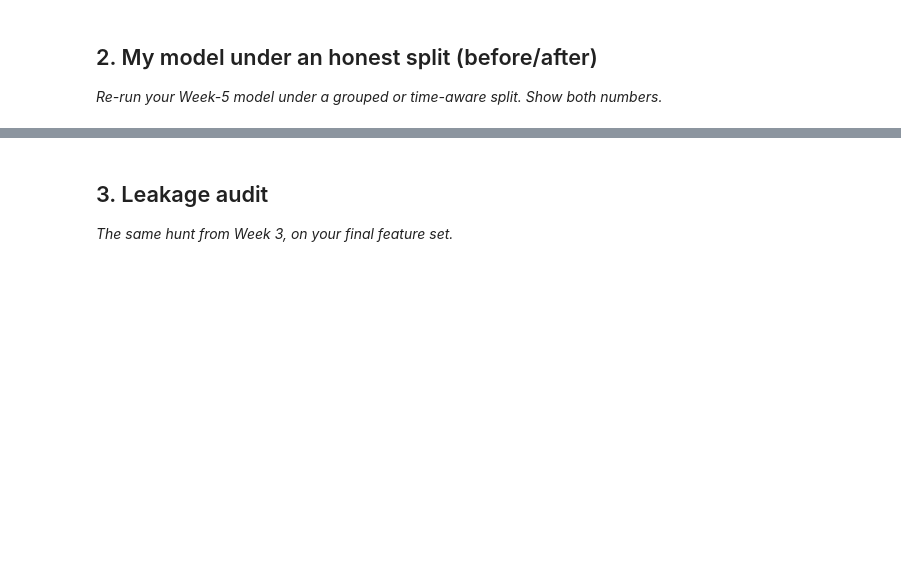
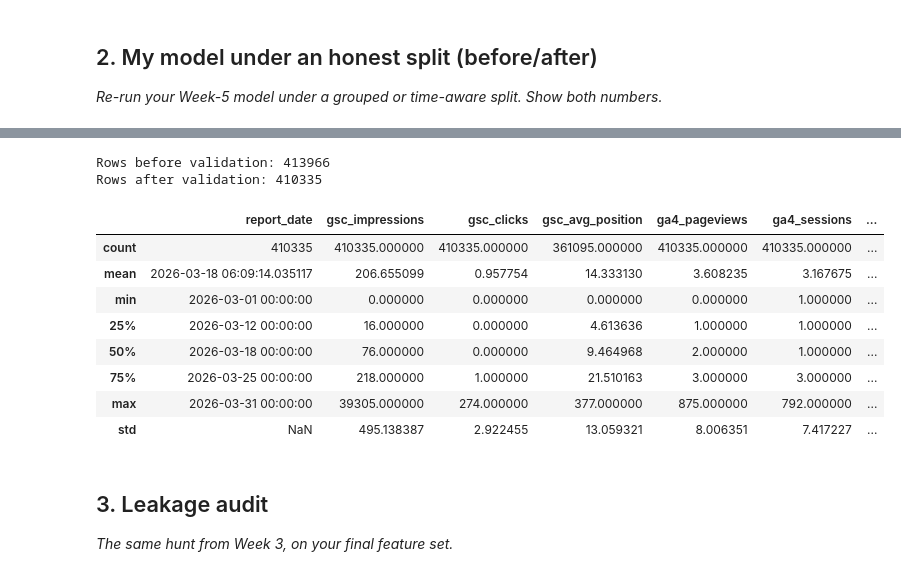
Before and after one commit to omi290/flyrank-ml-internship, a Jupyter notebook: work/notebooks/w06_validation_audit.ipynb, the cells around one changed output, grey strips where cells are left out. Drawn from its saved outputs; the diff is of its cells as text; code cells hidden in the pictures; blank space fills up the shorter version.

```diff
--- a/work/notebooks/w06_validation_audit.ipynb
+++ b/work/notebooks/w06_validation_audit.ipynb
@@ -22,0 +72,2 @@ This skeleton is yours to fill. Work the sections **in order** — each one has
+# %%
+db = duckdb.connect()
@@ -22,0 +80,17 @@ This skeleton is yours to fill. Work the sections **in order** — each one has
+# %%
+feature_vector = db.sql("""
+SELECT
+    report_date,
+    client_hash_id,
+    content_hash_id,
+    gsc_impressions,
+    gsc_clicks,
+    gsc_avg_position,
+    ga4_pageviews,
+    ga4_sessions,
+    scroll_events
+FROM march_data
+WHERE ga4_data_available IS TRUE
+""").df()
+
+feature_vector.head()
@@ -23,3 +104,27 @@ This skeleton is yours to fill. Work the sections **in order** — each one has
+# %%
+print("Rows before validation:", len(feature_vector))
+
+validated = feature_vector[
+    feature_vector["ga4_sessions"] > 0
+]
+
+print("Rows after validation:", len(validated))
+
+feature_vector.describe()
+
+validated.describe()
+# %% [output]
+Rows before validation: 413966
+Rows after validation: 410335
+|  | report_date | gsc_impressions | gsc_clicks | gsc_avg_position | ga4_pageviews | ga4_sessions | ... |
+| count | 410335 | 410335.000000 | 410335.000000 | 361095.000000 | 410335.000000 | 410335.000000 | ... |
+| mean | 2026-03-18 06:09:14.035117 | 206.655099 | 0.957754 | 14.333130 | 3.608235 | 3.167675 | ... |
+| min | 2026-03-01 00:00:00 | 0.000000 | 0.000000 | 0.000000 | 0.000000 | 1.000000 | ... |
+| 25% | 2026-03-12 00:00:00 | 16.000000 | 0.000000 | 4.613636 | 1.000000 | 1.000000 | ... |
+| 50% | 2026-03-18 00:00:00 | 76.000000 | 0.000000 | 9.464968 | 2.000000 | 1.000000 | ... |
+| 75% | 2026-03-25 00:00:00 | 218.000000 | 1.000000 | 21.510163 | 3.000000 | 3.000000 | ... |
+| max | 2026-03-31 00:00:00 | 39305.000000 | 274.000000 | 377.000000 | 875.000000 | 792.000000 | ... |
+| std | NaN | 495.138387 | 2.922455 | 13.059321 | 8.006351 | 7.417227 | ... |
 # %% [markdown]
 ## 3. Leakage audit
 
```
Also changed, not shown: parts of 14 cells of this notebook.
